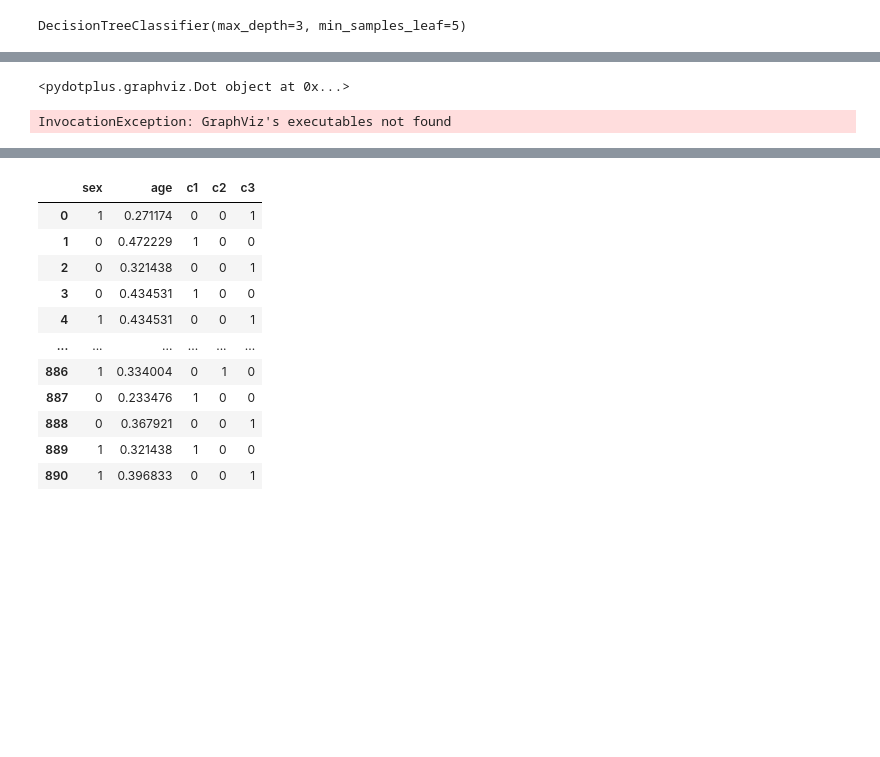
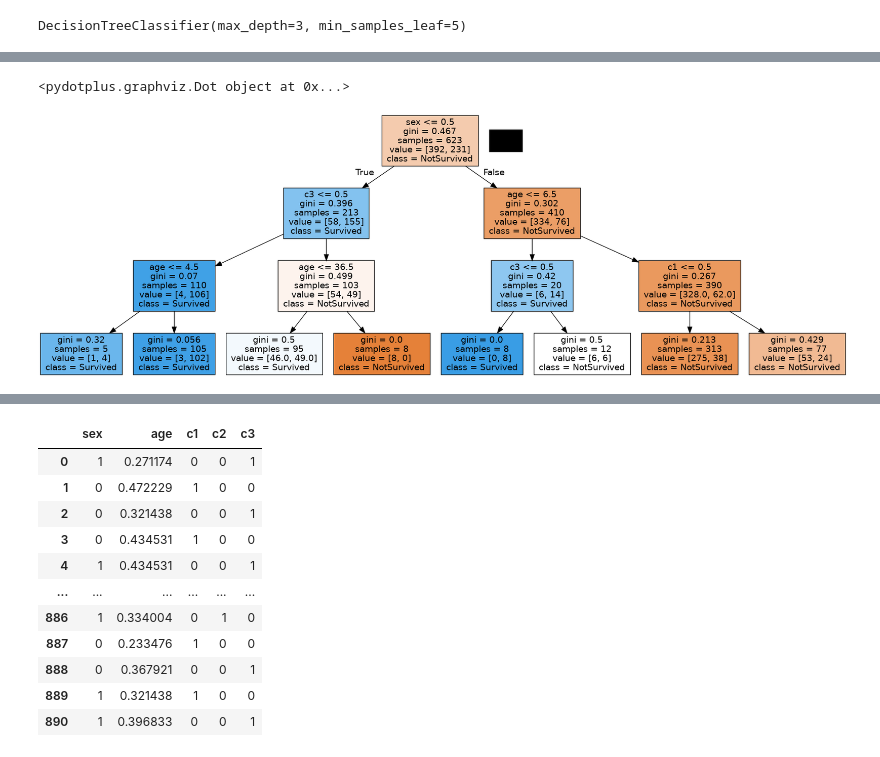
Before and after one commit to Moneul/MS-AI-School, a Jupyter notebook: python/코드로모델구현/DecisionTreeClassifier.ipynb, the cells around one changed output, grey strips where cells are left out. Saved outputs shown, nothing was run; the diff lists cells and outputs as text; code cells hidden in the pictures; blank space fills up the shorter version.

```diff
--- a/python/코드로모델구현/DecisionTreeClassifier.ipynb
+++ b/python/코드로모델구현/DecisionTreeClassifier.ipynb
@@ -291,5 +314,5 @@ def tree_graph_to_png(tree, feature_names, class_names, png_file_to_save):
 # %%
-tree_graph_to_png(tree=model, feature_names=X.columns.values, class_names=['NotSurvived', 'Survived'], png_file_to_save='./data/decision_tree.png')
+tree_graph_to_png(tree=model, feature_names=X.columns.values, class_names=['NotSurvived', 'Survived'], png_file_to_save='decision_tree.png')
 # %% [output]
 <pydotplus.graphviz.Dot object at 0x...>
-InvocationException: GraphViz's executables not found
+[figure, added]
```
Also changed, not shown: parts of 11 cells of this notebook, 1 other file.
